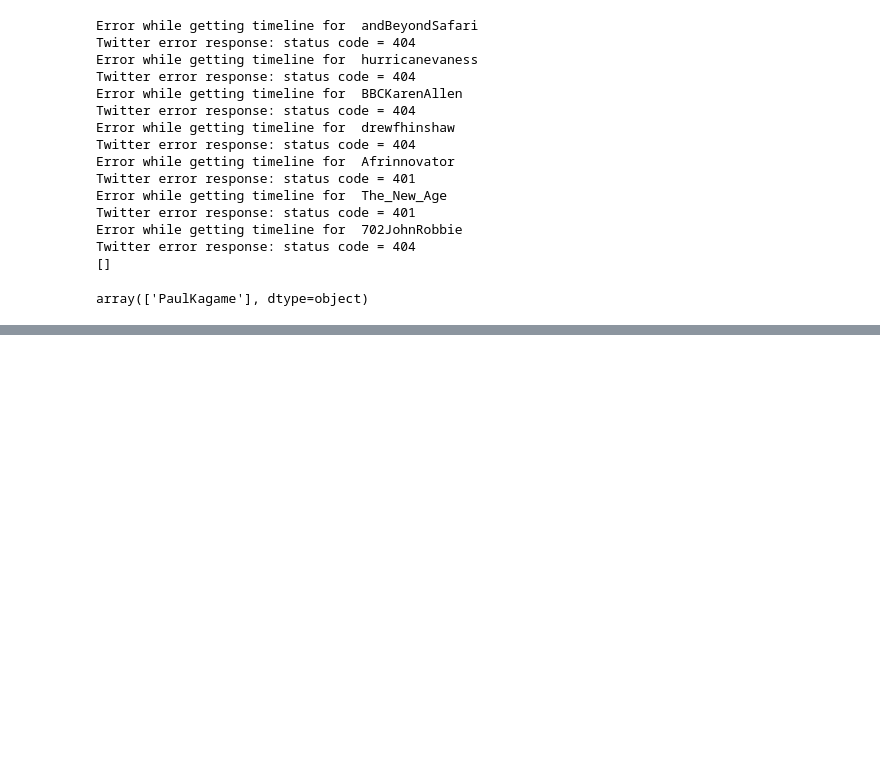
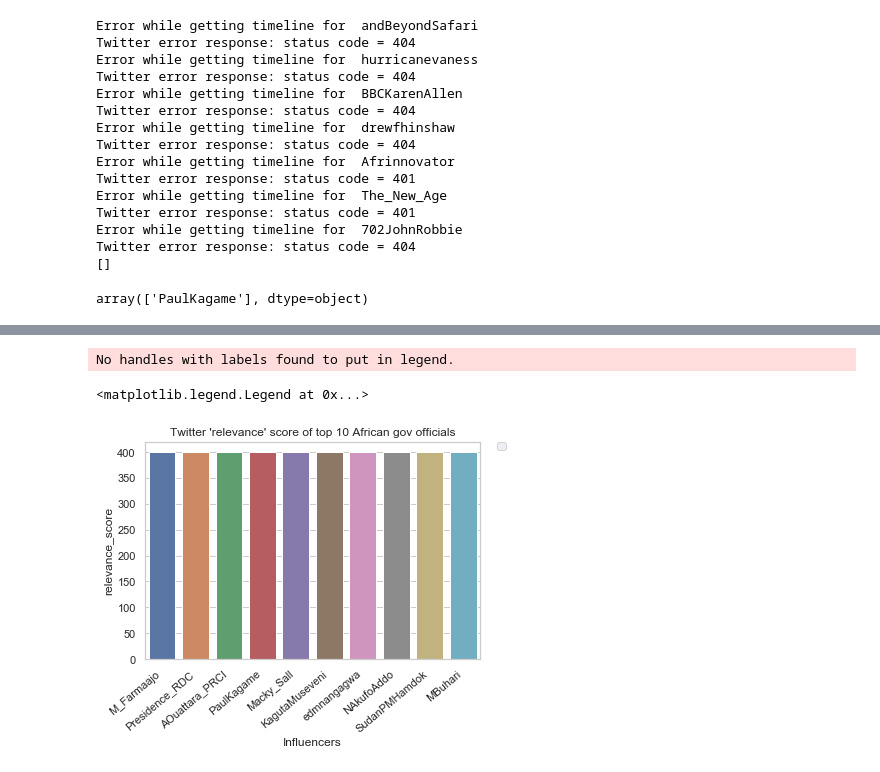
Before and after one commit to Ayebilla/DataScience_Learning, a Jupyter notebook: TenAcademy/week1/twitter_mining_challenge.ipynb, the cells around one changed output, grey strips where cells are left out. Drawn from its saved outputs; the diff is of its cells as text; code cells hidden in the pictures; blank space fills up the shorter version.

```diff
--- a/TenAcademy/week1/twitter_mining_challenge.ipynb
+++ b/TenAcademy/week1/twitter_mining_challenge.ipynb
@@ -222,0 +244,10 @@ df_influ
+# %%
+with sns.axes_style("whitegrid"):
+    chart = sns.barplot(x="Influencers", y="relevance_score",  data=relevant)
+    chart.set_xticklabels(rotation=40, ha="right", labels= popular['Influencers'])
+plt.title("Twitter 'relevance' score of top 10 African gov officials")
+plt.legend(bbox_to_anchor=(1.05, 1), loc=2,borderaxespad=0.)
+# %% [output]
+No handles with labels found to put in legend.
+<matplotlib.legend.Legend at 0x...>
+[figure, added]
```
Also changed, not shown: parts of 9 cells of this notebook.
